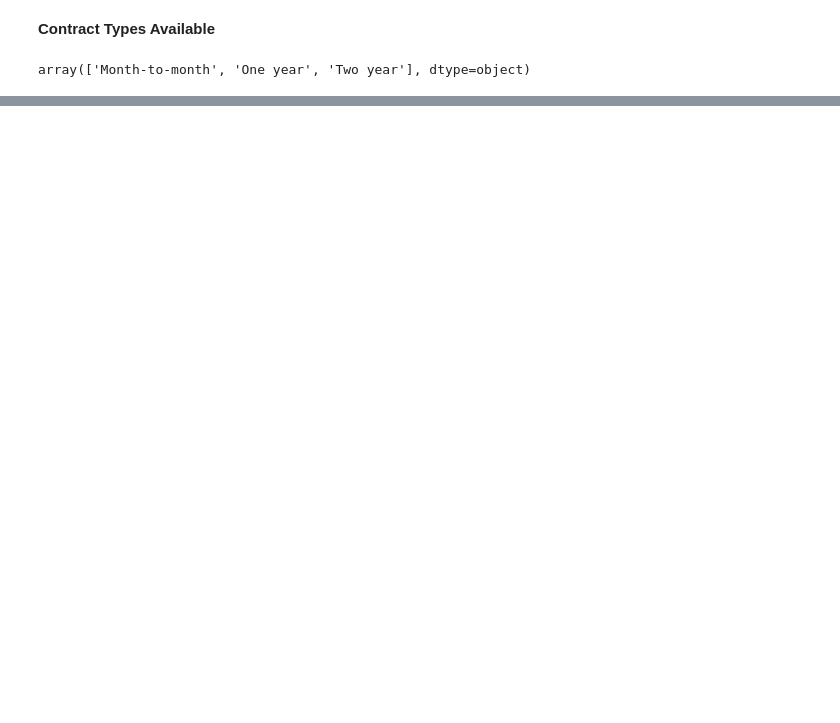
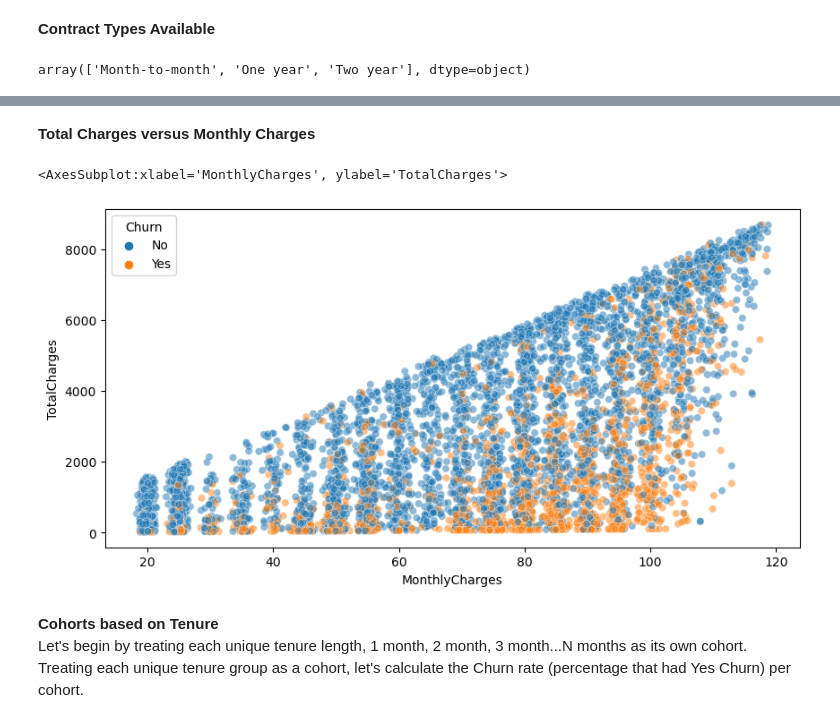
Before and after one commit to Gabrielle-Ribeiro/machine-learning-studies, a Jupyter notebook: customer churn - supervised learning project/Customer Churn.ipynb, the cells around one changed output, grey strips where cells are left out. Cells and saved outputs as stored; diff of their text form; code cells hidden in the pictures; blank space fills up the shorter version.

```diff
--- a/customer churn - supervised learning project/Customer Churn.ipynb
+++ b/customer churn - supervised learning project/Customer Churn.ipynb
@@ -133,0 +149,12 @@ array(['Month-to-month', 'One year', 'Two year'], dtype=object)
+# %% [markdown]
+**Total Charges versus Monthly Charges**
+# %%
+plt.figure(figsize=(10,5), dpi=100)
+sns.scatterplot(data=df, x='MonthlyCharges', y='TotalCharges', hue='Churn', alpha=0.5)
+# %% [output]
+<AxesSubplot:xlabel='MonthlyCharges', ylabel='TotalCharges'>
+[figure, added]
+# %% [markdown]
+**Cohorts based on Tenure**
+Let's begin by treating each unique tenure length, 1 month, 2 month, 3 month...N months as its own cohort.
+Treating each unique tenure group as a cohort, let's calculate the Churn rate (percentage that had Yes Churn) per cohort.
```
Also changed, not shown: parts of 19 cells of this notebook.
